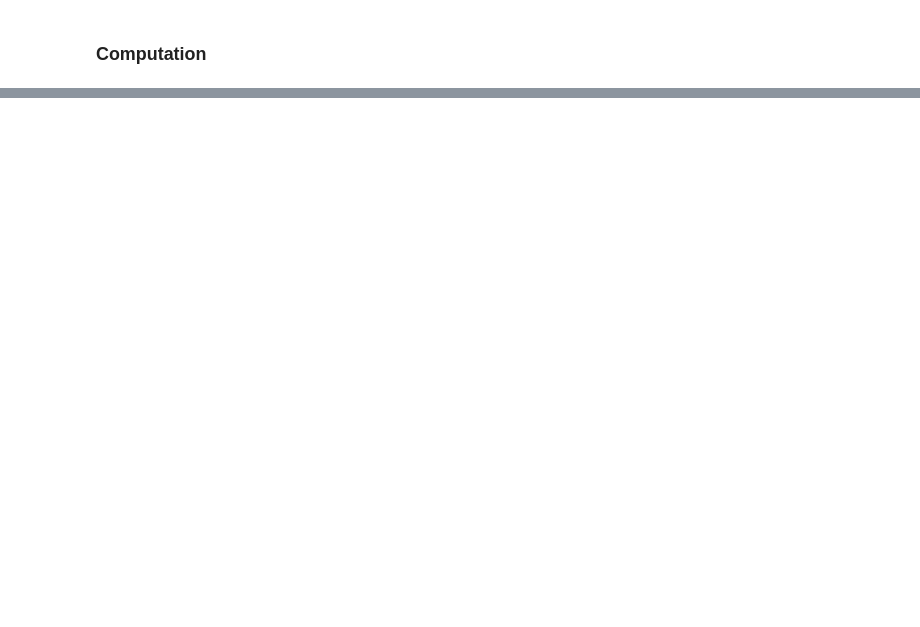
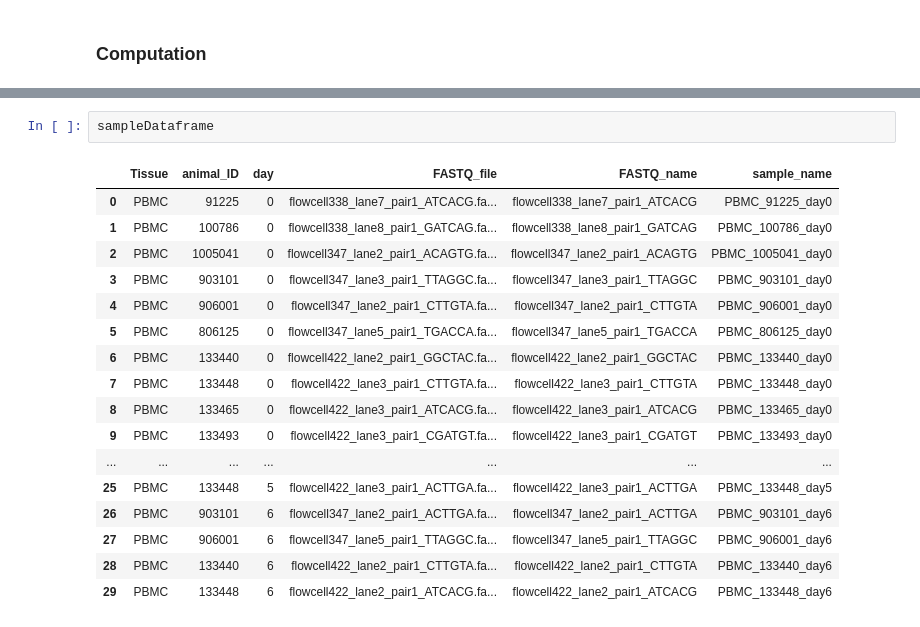
Before and after one commit to denis-torre/yfv-analysis, a Jupyter notebook: pipeline/notebooks/Development.ipynb, the cells around one changed output, grey strips where cells are left out. Drawn from its saved outputs; the diff is of its cells as text; blank space fills up the shorter version.

```diff
--- a/pipeline/notebooks/Development.ipynb
+++ b/pipeline/notebooks/Development.ipynb
@@ -17,0 +59,20 @@ infile = 'rawdata.dir/GSE51972_series_matrix.txt'
+# %%
+sampleDataframe
+# %% [output]
+|  | Tissue | animal_ID | day | FASTQ_file | FASTQ_name | sample_name |
+| 0 | PBMC | 91225 | 0 | flowcell338_lane7_pair1_ATCACG.fa... | flowcell338_lane7_pair1_ATCACG | PBMC_91225_day0 |
+| 1 | PBMC | 100786 | 0 | flowcell338_lane8_pair1_GATCAG.fa... | flowcell338_lane8_pair1_GATCAG | PBMC_100786_day0 |
+| 2 | PBMC | 1005041 | 0 | flowcell347_lane2_pair1_ACAGTG.fa... | flowcell347_lane2_pair1_ACAGTG | PBMC_1005041_day0 |
+| 3 | PBMC | 903101 | 0 | flowcell347_lane3_pair1_TTAGGC.fa... | flowcell347_lane3_pair1_TTAGGC | PBMC_903101_day0 |
+| 4 | PBMC | 906001 | 0 | flowcell347_lane2_pair1_CTTGTA.fa... | flowcell347_lane2_pair1_CTTGTA | PBMC_906001_day0 |
+| 5 | PBMC | 806125 | 0 | flowcell347_lane5_pair1_TGACCA.fa... | flowcell347_lane5_pair1_TGACCA | PBMC_806125_day0 |
+| 6 | PBMC | 133440 | 0 | flowcell422_lane2_pair1_GGCTAC.fa... | flowcell422_lane2_pair1_GGCTAC | PBMC_133440_day0 |
+| 7 | PBMC | 133448 | 0 | flowcell422_lane3_pair1_CTTGTA.fa... | flowcell422_lane3_pair1_CTTGTA | PBMC_133448_day0 |
+| 8 | PBMC | 133465 | 0 | flowcell422_lane3_pair1_ATCACG.fa... | flowcell422_lane3_pair1_ATCACG | PBMC_133465_day0 |
+| 9 | PBMC | 133493 | 0 | flowcell422_lane3_pair1_CGATGT.fa... | flowcell422_lane3_pair1_CGATGT | PBMC_133493_day0 |
+| ... | ... | ... | ... | ... | ... | ... |
+| 25 | PBMC | 133448 | 5 | flowcell422_lane3_pair1_ACTTGA.fa... | flowcell422_lane3_pair1_ACTTGA | PBMC_133448_day5 |
+| 26 | PBMC | 903101 | 6 | flowcell347_lane2_pair1_ACTTGA.fa... | flowcell347_lane2_pair1_ACTTGA | PBMC_903101_day6 |
+| 27 | PBMC | 906001 | 6 | flowcell347_lane5_pair1_TTAGGC.fa... | flowcell347_lane5_pair1_TTAGGC | PBMC_906001_day6 |
+| 28 | PBMC | 133440 | 6 | flowcell422_lane2_pair1_CTTGTA.fa... | flowcell422_lane2_pair1_CTTGTA | PBMC_133440_day6 |
+| 29 | PBMC | 133448 | 6 | flowcell422_lane2_pair1_ATCACG.fa... | flowcell422_lane2_pair1_ATCACG | PBMC_133448_day6 |
```
Also changed, not shown: parts of 7 cells of this notebook, 2 other files.
